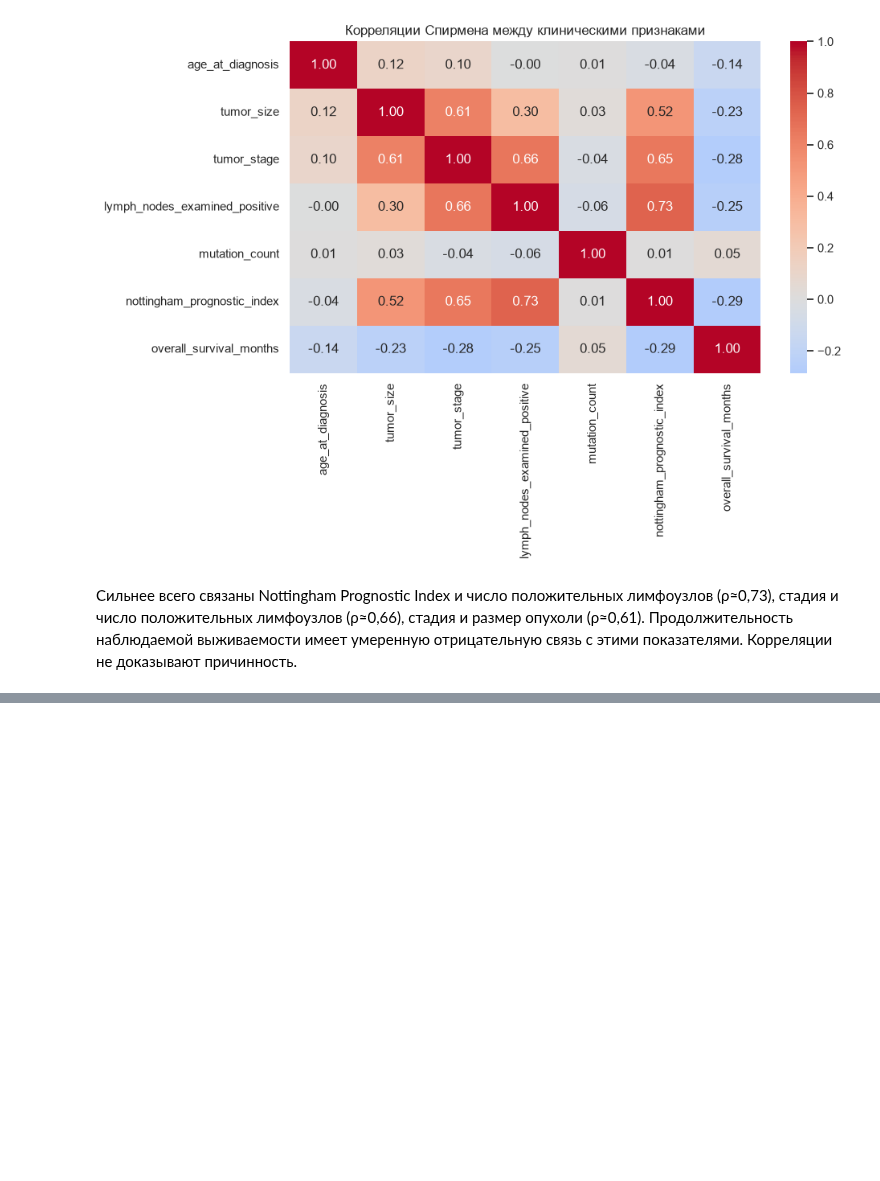
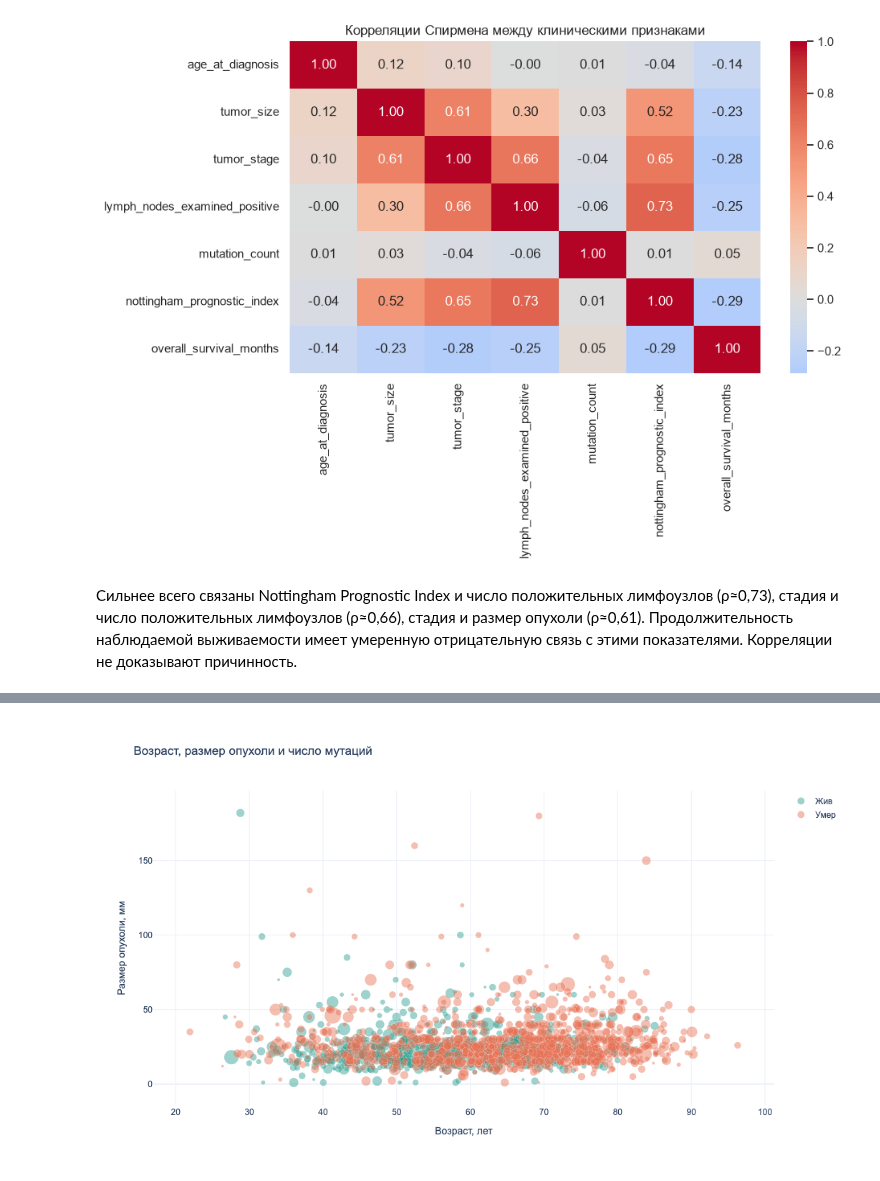
Before and after one commit to genogreg/iud_hws, a Jupyter notebook: notebooks/EDA.ipynb, the cells around one changed output, grey strips where cells are left out. Drawn from its saved outputs; the diff is of its cells as text; code cells hidden in the pictures; blank space fills up the shorter version.

Commit message:
HW6: add Plotly visualizations

```diff
--- a/notebooks/EDA.ipynb
+++ b/notebooks/EDA.ipynb
@@ -377,0 +382,6 @@ plt.show()
+# %%
+import plotly.express as px
+import plotly.io as pio
+
+pio.renderers.default = "png"
+pio.templates.default = "plotly_white"
@@ -377,0 +424,21 @@ plt.show()
+# %%
+scatter_data = plot_data.dropna(subset=["age_at_diagnosis", "tumor_size"])
+
+fig = px.scatter(
+    scatter_data,
+    x="age_at_diagnosis",
+    y="tumor_size",
+    color="Выживаемость",
+    size="Размер точки",
+    hover_name="patient_id",
+    hover_data={"mutation_count": True, "Стадия": True, "Размер точки": False},
+    color_discrete_map=colors,
+    size_max=24,
+    labels={"age_at_diagnosis": "Возраст, лет", "tumor_size": "Размер опухоли, мм"},
+    title="Возраст, размер опухоли и число мутаций",
+)
+fig.update_traces(opacity=0.65, marker={"line": {"width": 0.4, "color": "white"}})
+fig.update_layout(width=1050, height=620, legend_title_text="", font_family="Arial")
+fig.show()
+# %% [output]
+[figure, added]
```
Also changed, not shown: parts of 9 cells of this notebook, 1 other file.
